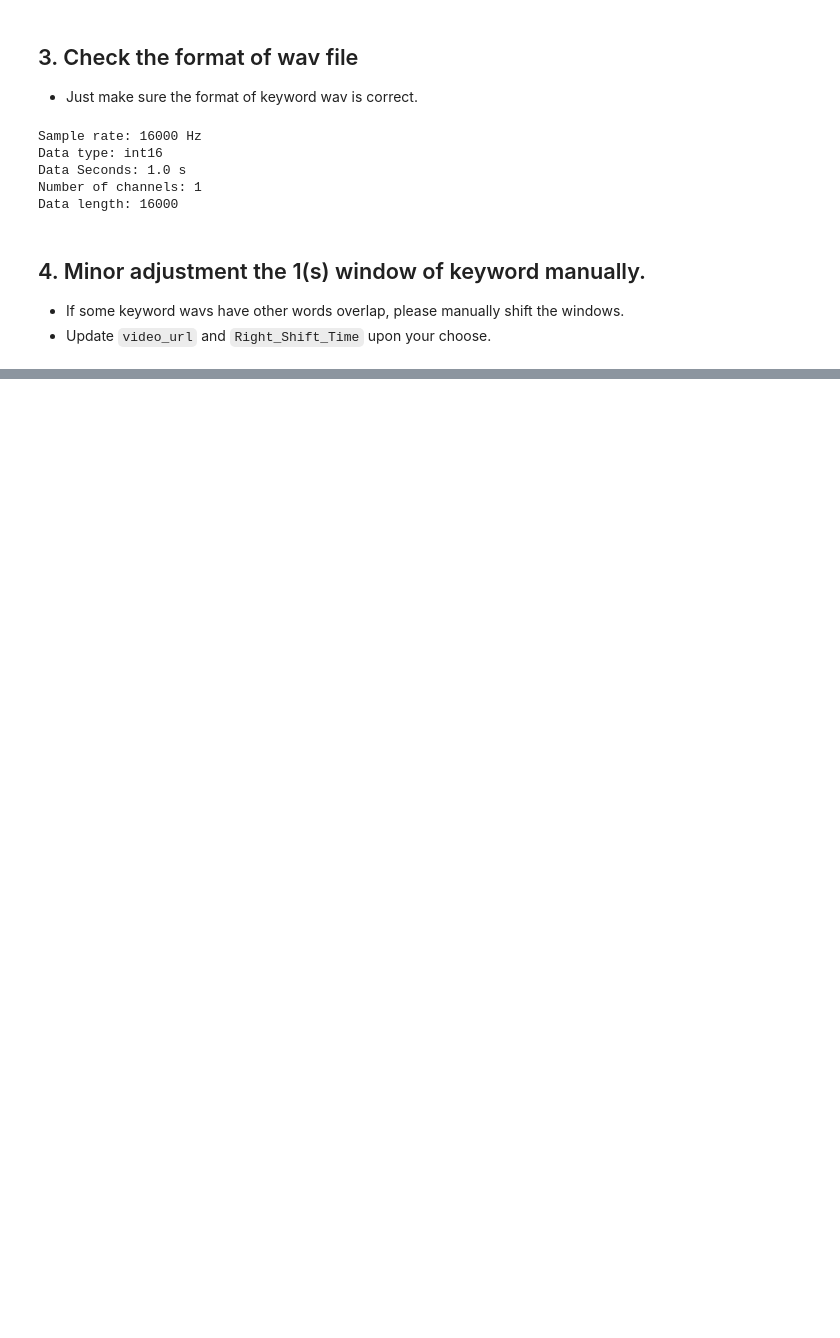
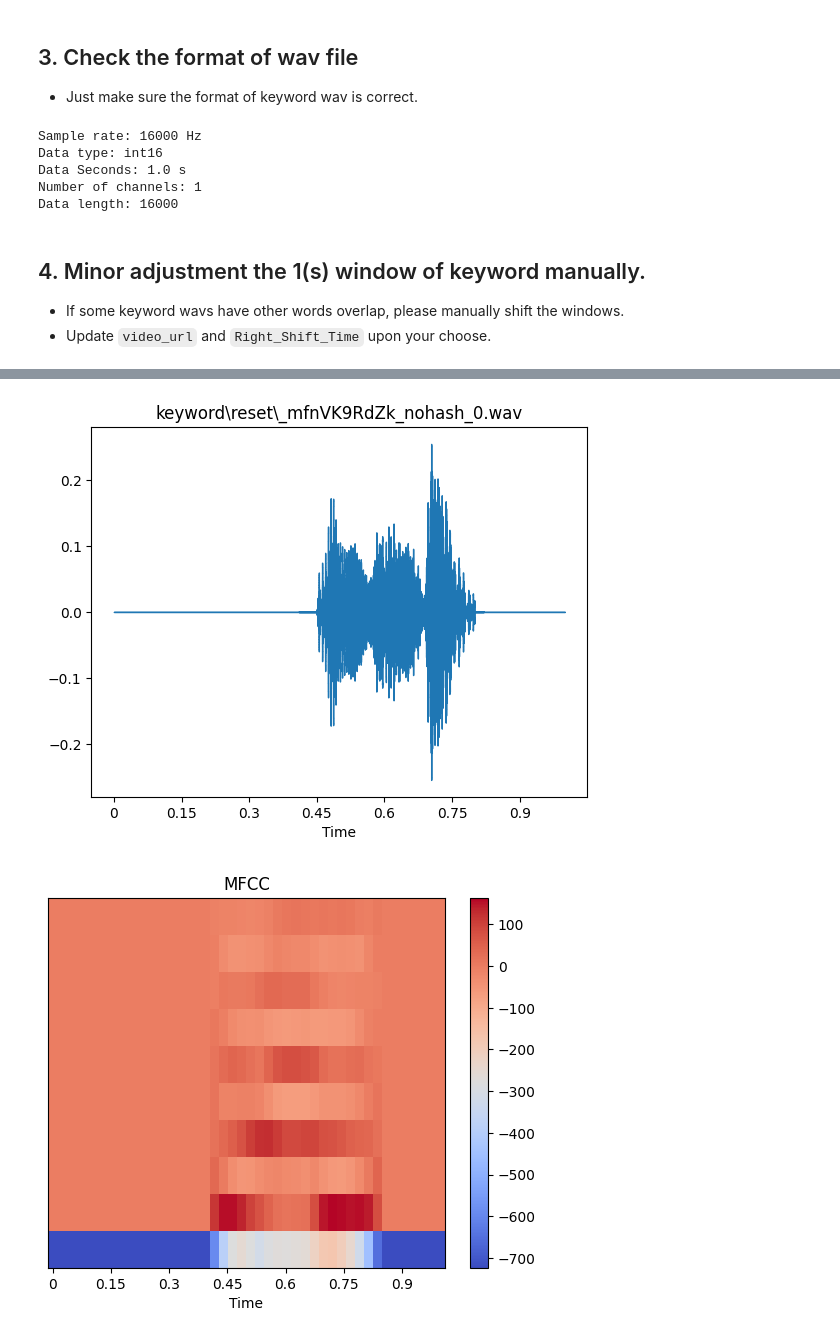
Before and after one commit to MaxCYCHEN/find_keyword_inyt, a Jupyter notebook: find_keyword_inyt.ipynb, the cells around one changed output, grey strips where cells are left out. Drawn from its saved outputs; the diff is of its cells as text; code cells hidden in the pictures; blank space fills up the shorter version.

Commit message:
update for zero boundary

```diff
--- a/find_keyword_inyt.ipynb
+++ b/find_keyword_inyt.ipynb
@@ -467,0 +477,78 @@ manually cut for minor adjustment! 69920, 85920
+# %%
+ID = "_mfnVK9RdZk_nohash_0".split('_nohash')[0]
+no_hash_number = 1
+video_url = "https://youtu.be/" + ID
+l_boundary = 0.45
+r_boundary = 0.8
+# %%
+
+# Extract video ID from the video URL
+if "youtu.be" in video_url:
+    video_id = video_url.split("youtu.be/")[1]
+elif "watch?v=" in video_url:
+    video_id = video_url.split("watch?v=")[1]
+else:
+    print("The link is error: {}".format(video_url))
+
+input_file = video_id + '_nohash_0.wav'
+output_file = video_id + '_nohash_{}.wav'.format(no_hash_number)
+audio_file = os.path.join('keyword', search_pattern, input_file)
+
+if audio_file:
+    # Transcribe audio and grep desired paragraph
+    f_log = None
+    #dict_single_log = transcribe_cut_audio(f_log, audio_file, search_pattern, video_id, {}, {})
+    # print("Done {}!".format(dl_count))
+
+    # The PCM array's idx
+    rate, data = read(audio_file)
+
+    np.random.seed(42)
+    #if (l_boundary < r_boundary) and l_boundary >= 0 and r_boundary <= 1:
+    #    for idx in range(0, (int)(np.floor(l_boundary*rate))):
+    #        data[idx] = np.random.randint(-250, 250)
+    #    for idx in range((int)(np.floor(r_boundary*rate)), 16000):
+    #        data[idx] = np.random.randint(-250, 250)
+
+    if (l_boundary < r_boundary) and l_boundary >= 0 and r_boundary <= 1:
+        for idx in range(0, (int)(np.floor(l_boundary*rate))):
+            data[idx] = 0
+        for idx in range((int)(np.floor(r_boundary*rate)), 16000):
+            data[idx] = 0
+
+    write(os.path.join('keyword', search_pattern, output_file), rate, data)
+
+    # Draw the new update wav
+    out_audio_file = os.path.join('keyword', search_pattern, output_file)
+    y, sr = librosa.load(out_audio_file)
+    plt.figure()
+    librosa.display.waveshow(y, sr=sr)
+    plt.title(audio_file)
+    plt.show()
+
+    # 計算梅爾頻率倒譜係數
+    mfccs = librosa.feature.mfcc(y=y, sr=sr, n_mfcc=10)
+
+    # 繪製梅爾頻率倒譜係數圖
+    fig, ax = plt.subplots()
+    img = librosa.display.specshow(mfccs, x_axis='time', ax=ax)
+    fig.colorbar(img, ax=ax)
+    ax.set(title='MFCC')
+    plt.show()
+
+else:
+    print("Error downloading audio.")
+
+#Update log
+#with open('cut_log.json', 'r') as openfile:
+#    # Reading from json file
+#    cut_log_json = json.load(openfile)
+
+with open("keyword/{}_cut_log.json".format(search_pattern), "w") as outfile:
+    cut_log_json = {}
+    cut_log_json[video_id] = Right_Shift_Time
+    #cut_log_json[video_id]['r_shift'] = Right_Shift_Time
+    json.dump(cut_log_json, outfile)
+# %% [output]
+[figure, added]
+[figure, added]
```
Also changed, not shown: parts of 10 cells of this notebook, 3 other files.
